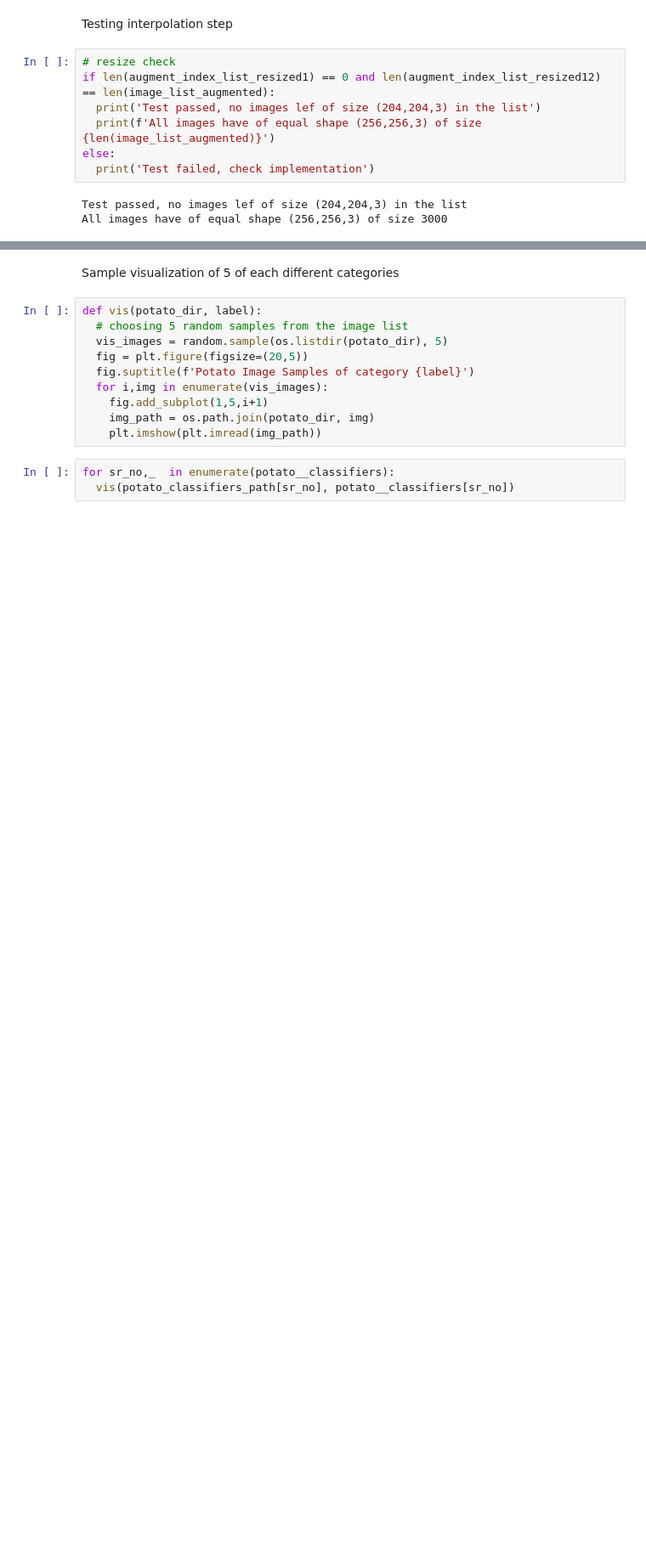
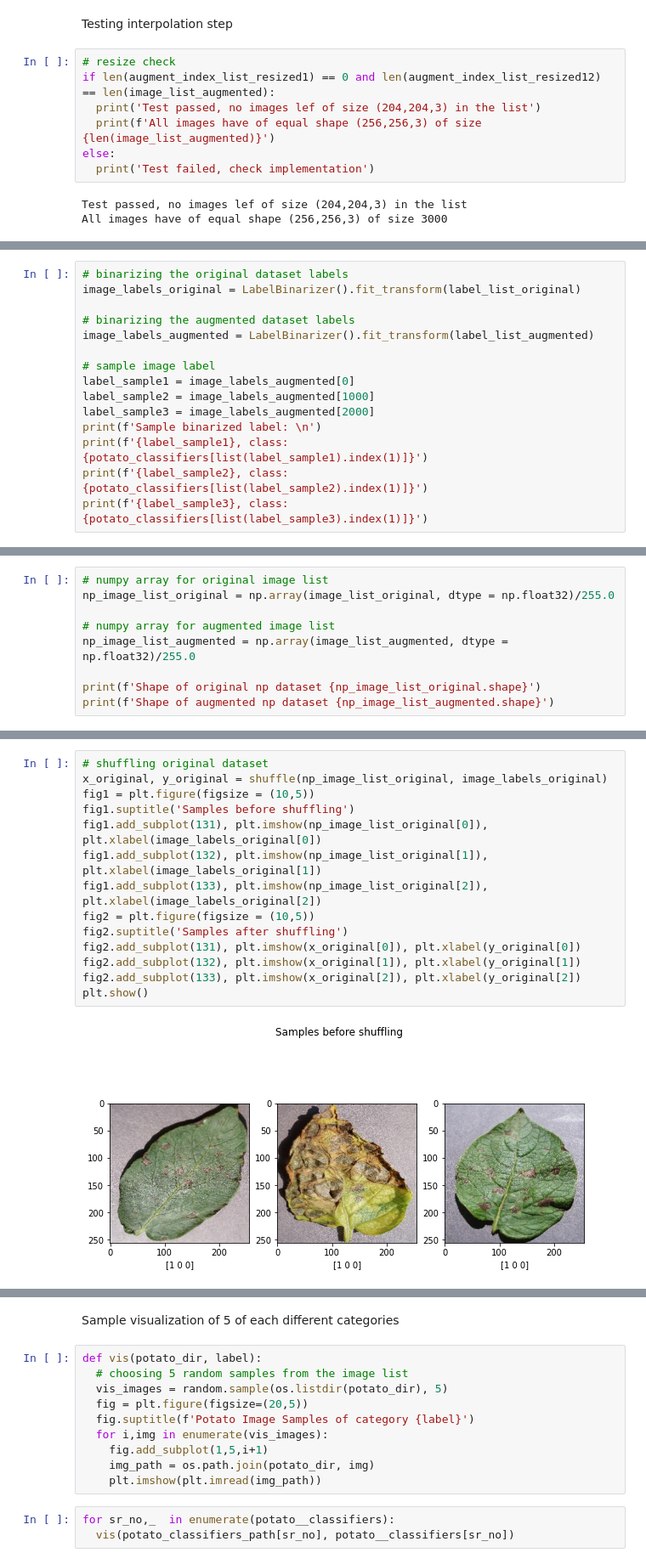
Before and after one commit to sayan0506/Agriculture-project-notes-and-references, a Jupyter notebook: Potato_Leaf_Classifer.ipynb, the cells around one changed output, grey strips where cells are left out. Shown at 85% size. Drawn from its saved outputs; the diff is of its cells as text; blank space fills up the shorter version.

```diff
--- a/Potato_Leaf_Classifer.ipynb
+++ b/Potato_Leaf_Classifer.ipynb
@@ -432,0 +434,15 @@ label_
+# %%
+# binarizing the original dataset labels
+image_labels_original = LabelBinarizer().fit_transform(label_list_original)
+
+# binarizing the augmented dataset labels
+image_labels_augmented = LabelBinarizer().fit_transform(label_list_augmented)
+
+# sample image label
+label_sample1 = image_labels_augmented[0]
+label_sample2 = image_labels_augmented[1000]
+label_sample3 = image_labels_augmented[2000]
+print(f'Sample binarized label: \n')
+print(f'{label_sample1}, class: {potato_classifiers[list(label_sample1).index(1)]}')
+print(f'{label_sample2}, class: {potato_classifiers[list(label_sample2).index(1)]}')
+print(f'{label_sample3}, class: {potato_classifiers[list(label_sample3).index(1)]}')
@@ -432,0 +457,9 @@ label_
+# %%
+# numpy array for original image list
+np_image_list_original = np.array(image_list_original, dtype = np.float32)/255.0
+
+# numpy array for augmented image list
+np_image_list_augmented = np.array(image_list_augmented, dtype = np.float32)/255.0
+
+print(f'Shape of original np dataset {np_image_list_original.shape}')
+print(f'Shape of augmented np dataset {np_image_list_augmented.shape}')
@@ -432,0 +471,16 @@ label_
+# %%
+# shuffling original dataset
+x_original, y_original = shuffle(np_image_list_original, image_labels_original)
+fig1 = plt.figure(figsize = (10,5))
+fig1.suptitle('Samples before shuffling')
+fig1.add_subplot(131), plt.imshow(np_image_list_original[0]), plt.xlabel(image_labels_original[0])
+fig1.add_subplot(132), plt.imshow(np_image_list_original[1]), plt.xlabel(image_labels_original[1])
+fig1.add_subplot(133), plt.imshow(np_image_list_original[2]), plt.xlabel(image_labels_original[2])
+fig2 = plt.figure(figsize = (10,5))
+fig2.suptitle('Samples after shuffling')
+fig2.add_subplot(131), plt.imshow(x_original[0]), plt.xlabel(y_original[0])
+fig2.add_subplot(132), plt.imshow(x_original[1]), plt.xlabel(y_original[1])
+fig2.add_subplot(133), plt.imshow(x_original[2]), plt.xlabel(y_original[2])
+plt.show()
+# %% [output]
+[figure, added]
```
Also changed, not shown: parts of 8 cells of this notebook.
